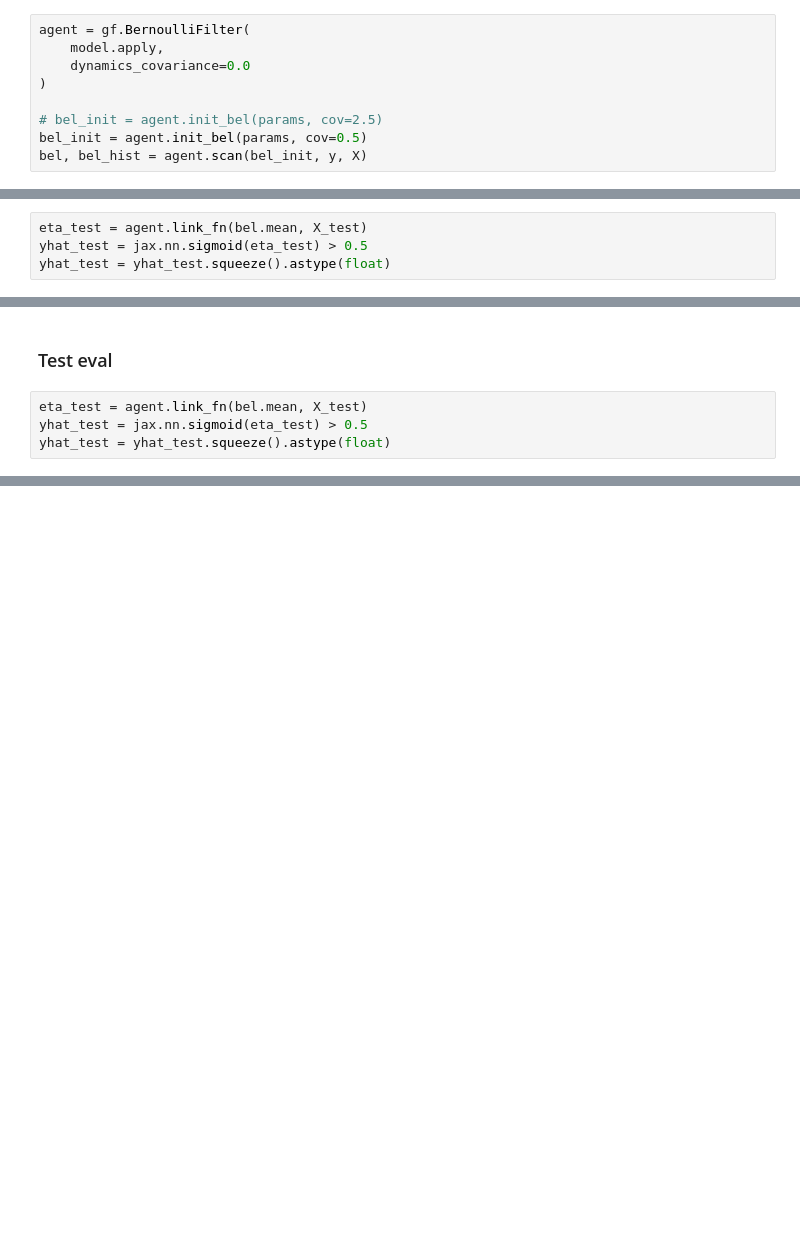
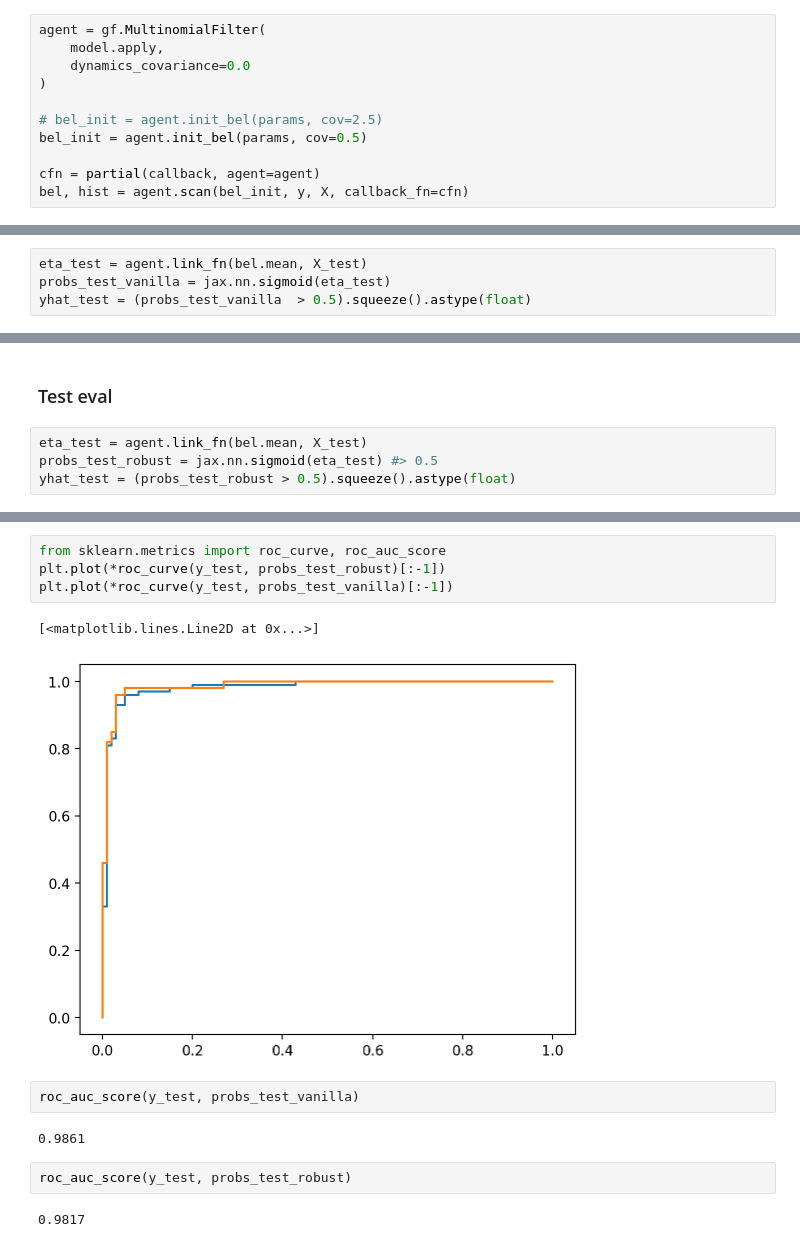
Before and after one commit to gerdm/weighted-likelihood-filter, a Jupyter notebook: experiments/robust-bern.ipynb, the cells around one changed output, grey strips where cells are left out. Cells and saved outputs as stored; diff of their text form; blank space fills up the shorter version.

Commit message:
feat: robust-bern

```diff
--- a/experiments/robust-bern.ipynb
+++ b/experiments/robust-bern.ipynb
@@ -77,12 +82,14 @@ params = model.init(key, X)
 # %%
-agent = gf.BernoulliFilter(
+agent = gf.MultinomialFilter(
     model.apply,
     dynamics_covariance=0.0
 )
 
 # bel_init = agent.init_bel(params, cov=2.5)
 bel_init = agent.init_bel(params, cov=0.5)
-bel, bel_hist = agent.scan(bel_init, y, X)
+
+cfn = partial(callback, agent=agent)
+bel, hist = agent.scan(bel_init, y, X, callback_fn=cfn)
 # %%
 eta = agent.link_fn(bel.mean, X)
 yhat = jax.nn.sigmoid(eta) > 0.5
@@ -95,8 +104,8 @@ Array(0.76, dtype=float32)
 ### Test eval
 # %%
 eta_test = agent.link_fn(bel.mean, X_test)
-yhat_test = jax.nn.sigmoid(eta_test) > 0.5
-yhat_test = yhat_test.squeeze().astype(float)
+probs_test_vanilla = jax.nn.sigmoid(eta_test)
+yhat_test = (probs_test_vanilla  > 0.5).squeeze().astype(float)
 # %%
 (y_test == yhat_test.squeeze()).mean()
 # %% [output]
@@ -143,8 +156,8 @@ Array(0.9025, dtype=float32)
 ### Test eval
 # %%
 eta_test = agent.link_fn(bel.mean, X_test)
-yhat_test = jax.nn.sigmoid(eta_test) > 0.5
-yhat_test = yhat_test.squeeze().astype(float)
+probs_test_robust = jax.nn.sigmoid(eta_test) #> 0.5
+yhat_test = (probs_test_robust > 0.5).squeeze().astype(float)
 # %%
 (y_test == yhat_test.squeeze()).mean()
 # %% [output]
@@ -169,0 +183,15 @@ plt.tight_layout()
+# %%
+from sklearn.metrics import roc_curve, roc_auc_score
+plt.plot(*roc_curve(y_test, probs_test_robust)[:-1])
+plt.plot(*roc_curve(y_test, probs_test_vanilla)[:-1])
+# %% [output]
+[<matplotlib.lines.Line2D at 0x...>]
+[figure, added]
+# %%
+roc_auc_score(y_test, probs_test_vanilla)
+# %% [output]
+0.9861
+# %%
+roc_auc_score(y_test, probs_test_robust)
+# %% [output]
+0.9817
```
Also changed, not shown: parts of 31 cells of this notebook.
